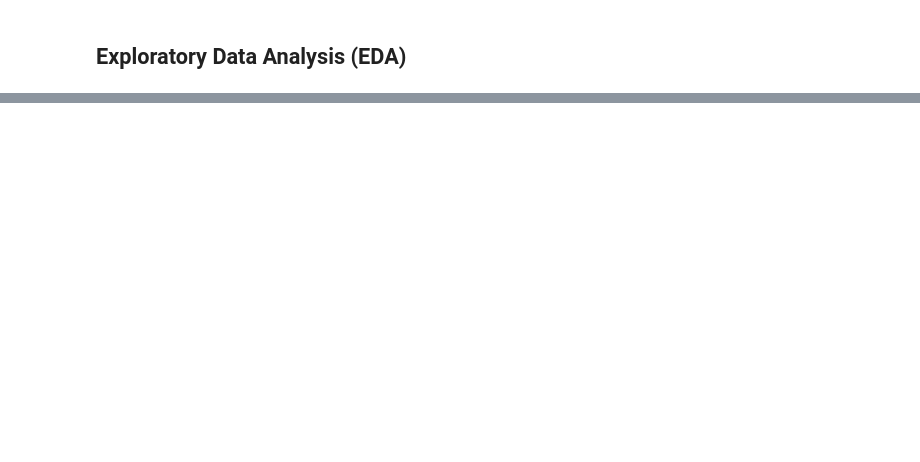
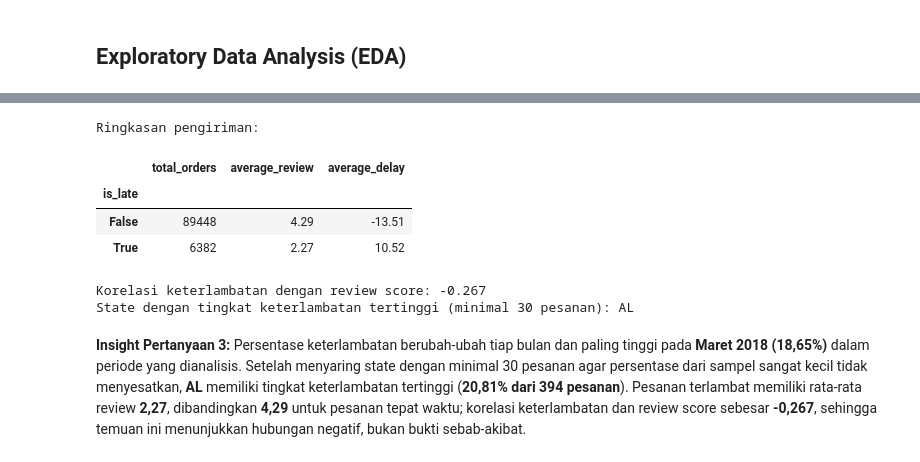
Before and after one commit to NABIILLL/analisis-olist, a Jupyter notebook: Proyek_Analisis_E_Commerce.ipynb, the cells around one changed output, grey strips where cells are left out. Cells and saved outputs as stored; diff of their text form; code cells hidden in the pictures; blank space fills up the shorter version.

```diff
--- a/Proyek_Analisis_E_Commerce.ipynb
+++ b/Proyek_Analisis_E_Commerce.ipynb
@@ -801,0 +338,19 @@ Name: average_review, dtype: float64
+# %%
+delivery_summary = q3.groupby("is_late").agg(
+    total_orders=("order_id", "nunique"), average_review=("review_score", "mean"), average_delay=("delivery_delay", "mean")
+).round(2)
+correlation = q3[["delivery_delay", "review_score"]].corr().iloc[0, 1]
+print("Ringkasan pengiriman:")
+display(delivery_summary)
+print(f"Korelasi keterlambatan dengan review score: {correlation:.3f}")
+print("State dengan tingkat keterlambatan tertinggi (minimal 30 pesanan):", state_delay_qualified.iloc[0]["customer_state"])
+# %% [output]
+Ringkasan pengiriman:
+|  | total_orders | average_review | average_delay |
+| is_late |  |  |  |
+| False | 89448 | 4.29 | -13.51 |
+| True | 6382 | 2.27 | 10.52 |
+Korelasi keterlambatan dengan review score: -0.267
+State dengan tingkat keterlambatan tertinggi (minimal 30 pesanan): AL
+# %% [markdown]
+**Insight Pertanyaan 3:** Persentase keterlambatan berubah-ubah tiap bulan dan paling tinggi pada **Maret 2018 (18,65%)** dalam periode yang dianalisis. Setelah menyaring state dengan minimal 30 pesanan agar persentase dari sampel sangat kecil tidak menyesatkan, **AL** memiliki tingkat keterlambatan tertinggi (**20,81% dari 394 pesanan**). Pesanan terlambat memiliki rata-rata review **2,27**, dibandingkan **4,29** untuk pesanan tepat waktu; korelasi keterlambatan dan review score sebesar **-0,267**, sehingga temuan ini menunjukkan hubungan negatif, bukan bukti sebab-akibat.
```
Also changed, not shown: parts of 65 cells of this notebook, 1 other file.
